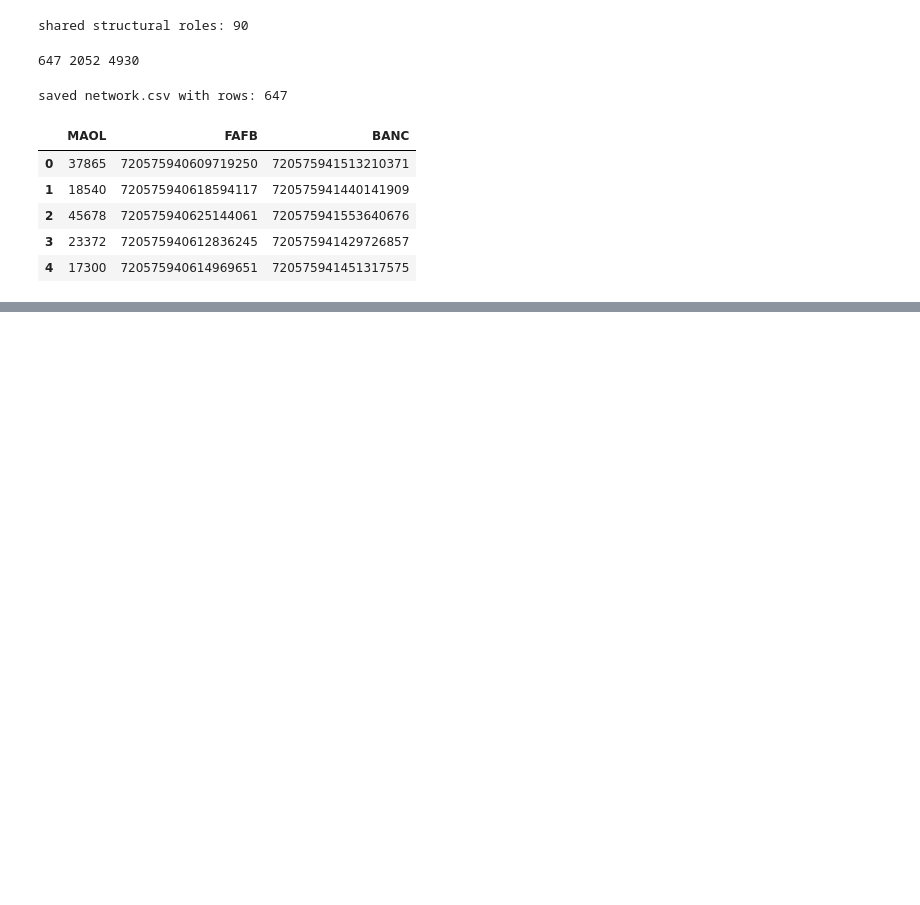
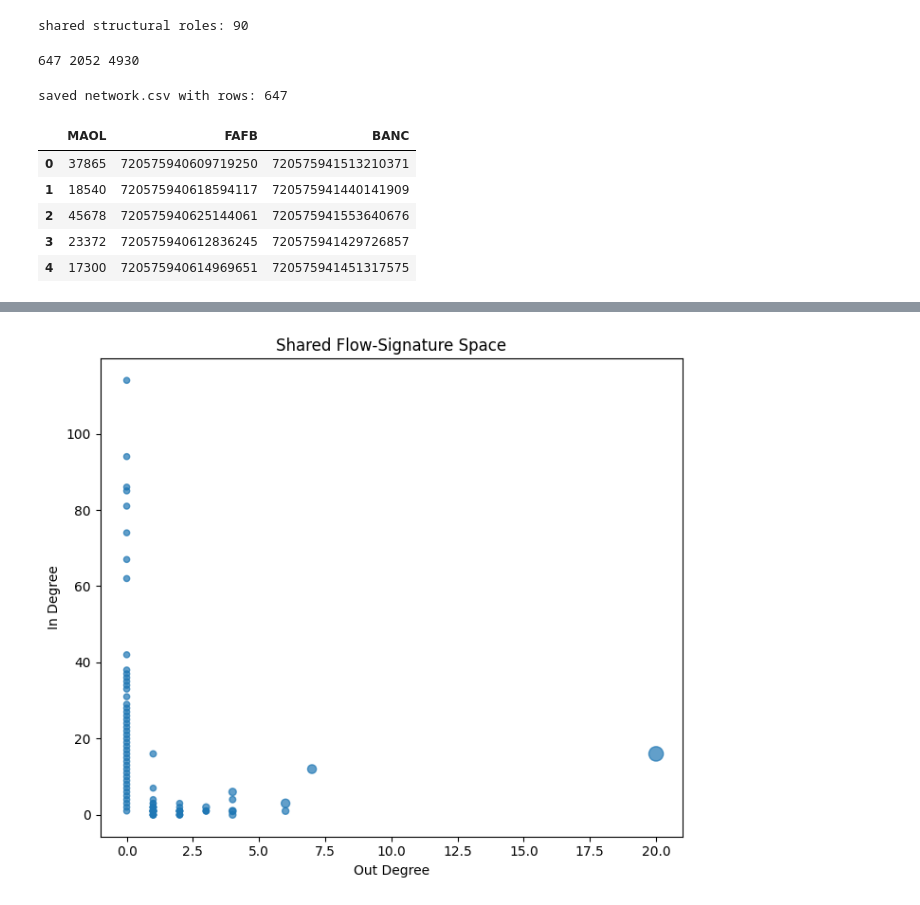
Before and after one commit to vachikasera/Flywire-Summer-Internship, a Jupyter notebook: solution.ipynb, the cells around one changed output, grey strips where cells are left out. Cells and saved outputs as stored; diff of their text form; code cells hidden in the pictures; blank space fills up the shorter version.

```diff
--- a/solution.ipynb
+++ b/solution.ipynb
@@ -90,0 +138,32 @@ saved network.csv with rows: 647
+# %%
+import matplotlib.pyplot as plt
+
+sample = []
+
+for sig in shared_sigs:
+    sample.append(sig)
+
+sample = sample[:200]
+
+out_deg = [s[0] for s in sample]
+in_deg = [s[1] for s in sample]
+out2 = [s[2] for s in sample]
+
+plt.figure(figsize=(7,6))
+
+sc = plt.scatter(
+    out_deg,
+    in_deg,
+    s=[o/10 + 20 for o in out2],
+    alpha=0.7
+)
+
+plt.xlabel("Out Degree")
+plt.ylabel("In Degree")
+plt.title("Shared Flow-Signature Space")
+
+plt.tight_layout()
+plt.savefig("flow_signature_space.png", dpi=300)
+plt.show()
+# %% [output]
+[figure, added]
```
Also changed, not shown: parts of 5 cells of this notebook.
